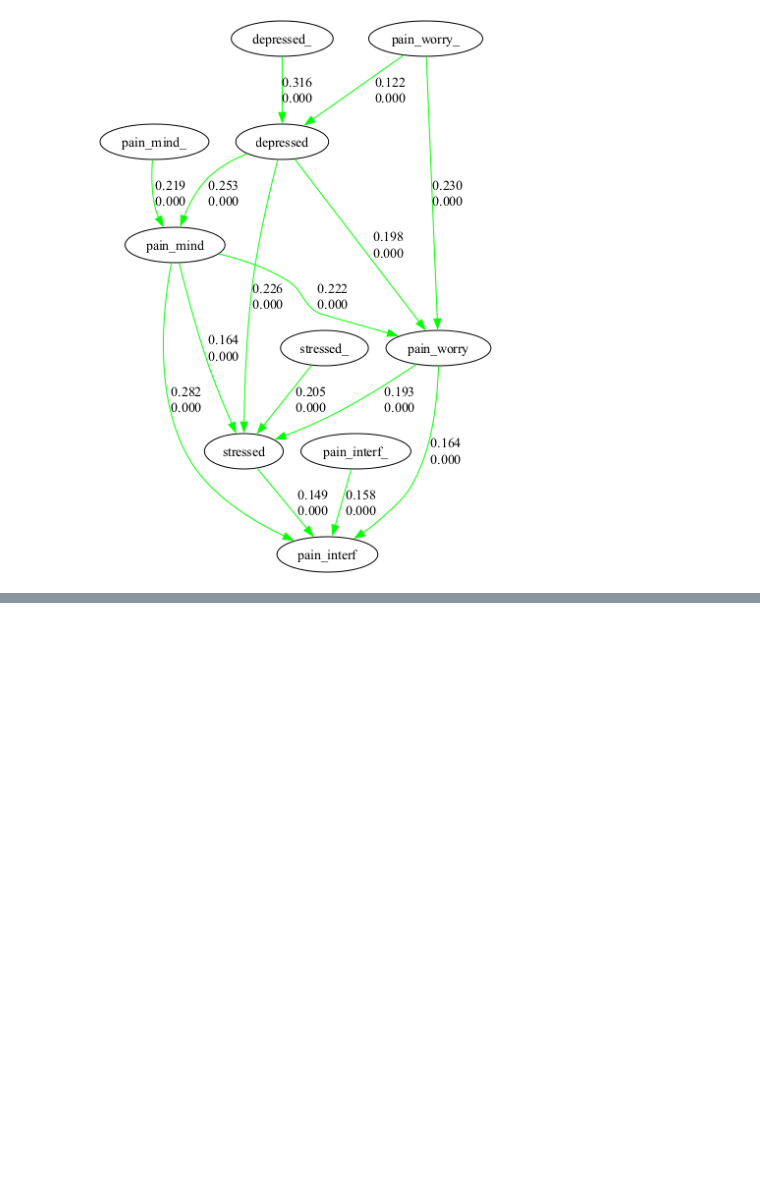
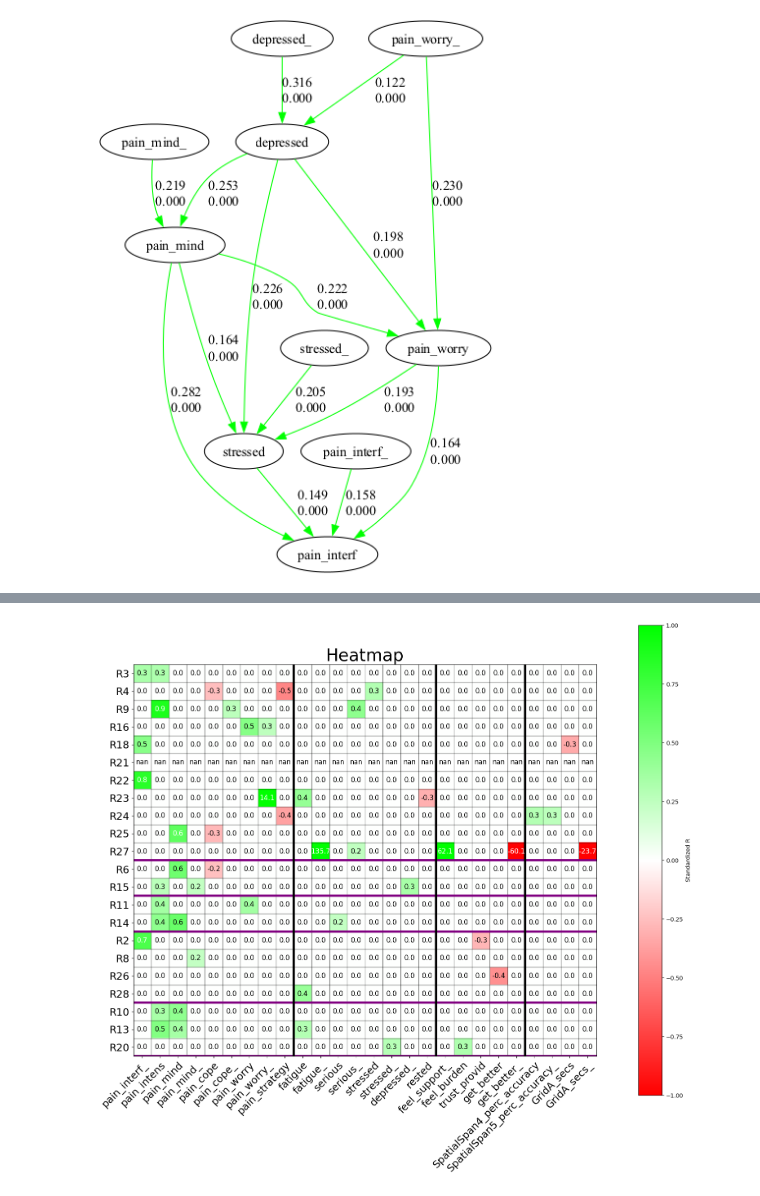
Before and after one commit to kelvinlim/cda_cpcema, a Jupyter notebook: proj_cpcrun1/cda_cluster_plots.ipynb, the cells around one changed output, grey strips where cells are left out. Drawn from its saved outputs; the diff is of its cells as text; code cells hidden in the pictures; blank space fills up the shorter version.

```diff
--- a/proj_cpcrun1/cda_cluster_plots.ipynb
+++ b/proj_cpcrun1/cda_cluster_plots.ipynb
@@ -392,0 +407,7 @@ Warning: Edge 'trust_provid_ --> pain_strategy' not found. Skipping modification
+# %%
+# order the subjects in each group by their R numbers
+groups_sorted = {}
+for group in group_keys:
+    groups_sorted[group] = sorted(groups[group], key=lambda x: int(x[1:]))
+    print(f"{group}: {groups_sorted[group]}")
+pass
@@ -392,0 +549,7 @@ Warning: Edge 'trust_provid_ --> pain_strategy' not found. Skipping modification
+# %%
+# create the list of horizontal labels which are the last element of each group in groups_sorted
+horiz_labels = []
+for group in group_keys:
+    horiz_labels.append(groups_sorted[group][-1])
+
+horiz_labels
@@ -392,0 +558,7 @@ Warning: Edge 'trust_provid_ --> pain_strategy' not found. Skipping modification
+# %%
+# create the list of sorted groups
+reorder_rows = []
+for group in group_keys:
+    reorder_rows.extend(groups_sorted[group])
+
+reorder_rows
@@ -392,0 +583,23 @@ Warning: Edge 'trust_provid_ --> pain_strategy' not found. Skipping modification
+# %%
+# Load the dataframe from the CSV file you uploaded
+data_df = pd.read_csv('cpcrun1_effectsize_grid_pain_interf_pmax_10.csv')
+
+# reorder_rows list to reorder the dataframe rows. The column in the dataframe is the first column
+
+data_df = data_df.set_index(data_df.columns[0])
+data_df = data_df.reindex(reorder_rows)
+# rename the index to be a column again
+data_df = data_df.reset_index()
+pass
+# %%
+
+# do the heatmap
+create_heatmap(data_df, cmap_red_green(),
+                verti_labels = ['pain_strategy',
+                                'rested',
+                                'get_better_',
+                                ],
+                horiz_labels = horiz_labels,
+)
+# %% [output]
+[figure, added]
```
Also changed, not shown: parts of 7 cells of this notebook, 4 other files.
